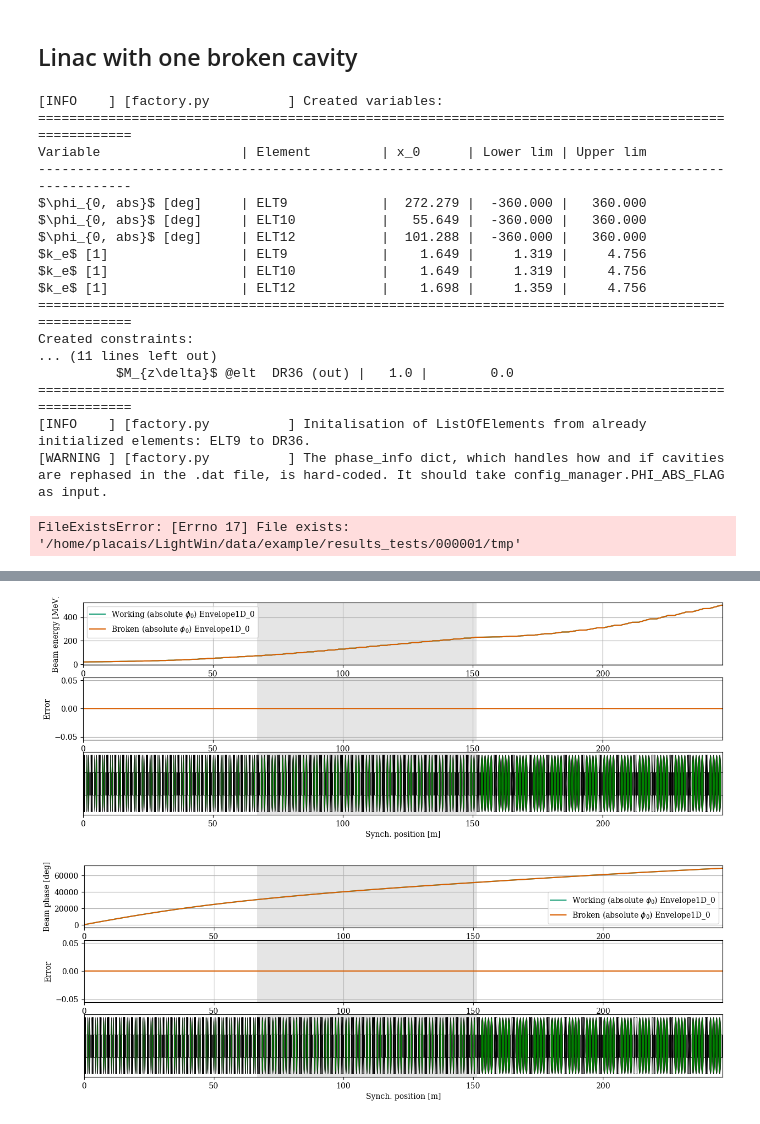
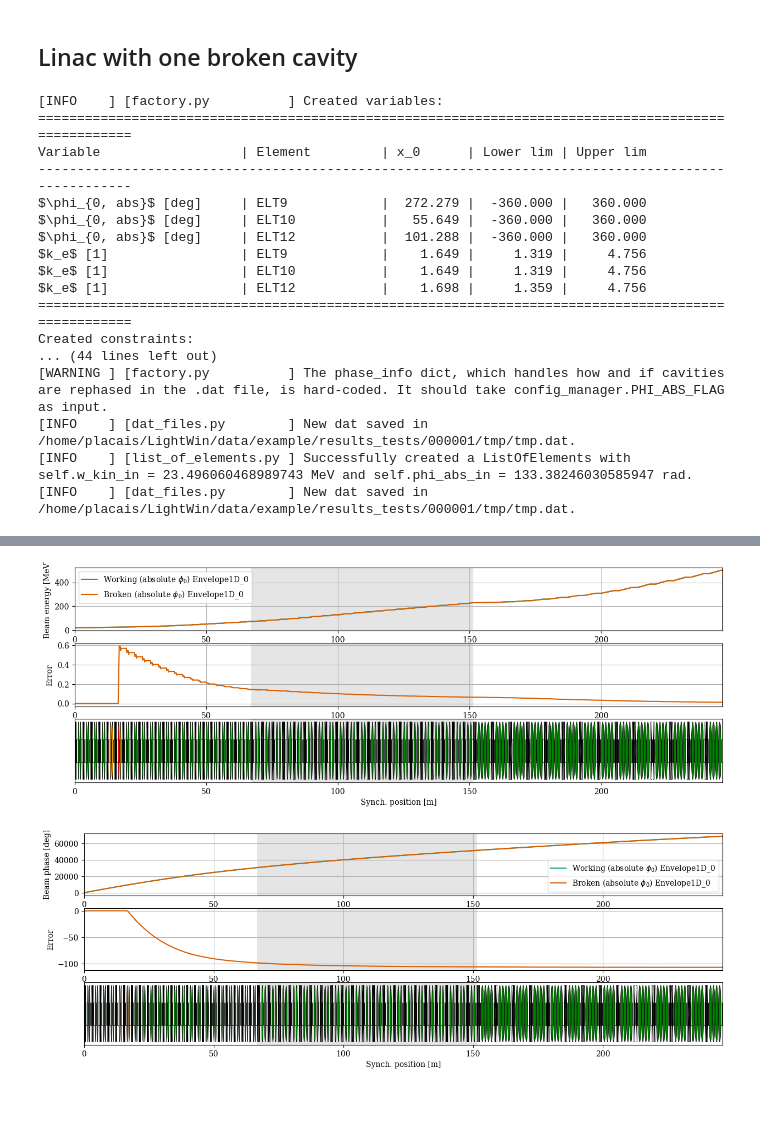
Before and after one commit to AdrienPlacais/lightwin, a Jupyter notebook: docs/source/manual/notebooks/absolute_vs_relative_phases.ipynb, the cells around one changed output, grey strips where cells are left out. Cells and saved outputs as stored; diff of their text form; code cells hidden in the pictures.

```diff
--- a/docs/source/manual/notebooks/absolute_vs_relative_phases.ipynb
+++ b/docs/source/manual/notebooks/absolute_vs_relative_phases.ipynb
@@ -139,8 +139,8 @@ When there is no cavity failure, the relative and absolute definition of the $\p
 ## Linac with one broken cavity
 # %%
 fault_scenarios_abs = fault_scenario_factory(accelerators_abs, solver_abs, config_abs['wtf'], config_abs['design_space'])
-#fault_scenarios_rel = fault_scenario_factory(accelerators_rel, solver_rel, config_rel['wtf'], config_rel['design_space'])
-#fault_scenarios = fault_scenarios_abs + fault_scenarios_rel
+fault_scenarios_rel = fault_scenario_factory(accelerators_rel, solver_rel, config_rel['wtf'], config_rel['design_space'])
+fault_scenarios = fault_scenarios_abs + fault_scenarios_rel
 # %% [output]
 [INFO    ] [factory.py          ] Created variables:
 ====================================================================================================
@@ -154,15 +154,14 @@ $k_e$ [1]                 | ELT10           |    1.649 |     1.319 |     4.756
 $k_e$ [1]                 | ELT12           |    1.698 |     1.359 |     4.756
 ====================================================================================================
 Created constraints:
-... (11 lines left out)
-          $M_{z\delta}$ @elt  DR36 (out) |   1.0 |        0.0
-====================================================================================================
-[INFO    ] [factory.py          ] Initalisation of ListOfElements from already initialized elements: ELT9 to DR36.
+... (44 lines left out)
 [WARNING ] [factory.py          ] The phase_info dict, which handles how and if cavities are rephased in the .dat file, is hard-coded. It should take config_manager.PHI_ABS_FLAG as input.
+[INFO    ] [dat_files.py        ] New dat saved in /home/placais/LightWin/data/example/results_tests/000001/tmp/tmp.dat.
+[INFO    ] [list_of_elements.py ] Successfully created a ListOfElements with self.w_kin_in = 23.496060468989743 MeV and self.phi_abs_in = 133.38246030585947 rad.
+[INFO    ] [dat_files.py        ] New dat saved in /home/placais/LightWin/data/example/results_tests/000001/tmp/tmp.dat.
-FileExistsError: [Errno 17] File exists: '/home/placais/LightWin/data/example/results_tests/000001/tmp'
 # %%
 _ = solver_abs.compute(broken_abs)
-#_ = solver_rel.compute(broken_rel)
+_ = solver_rel.compute(broken_rel)
 figs = plot.factory(accelerators_abs, config_abs['plots'], save_fig=False, clean_fig=False)
 # %% [output]
 [WARNING ] [simulation_output.py] data_in_tw_fashion is bugged
@@ -171,2 +173,2 @@ figs = plot.factory(accelerators_abs, config_abs['plots'], save_fig=False, clean
-[figure, old version]
+[figure, new version]
-[figure, old version]
+[figure, new version]
```
Also changed, not shown: parts of 3 cells of this notebook.
